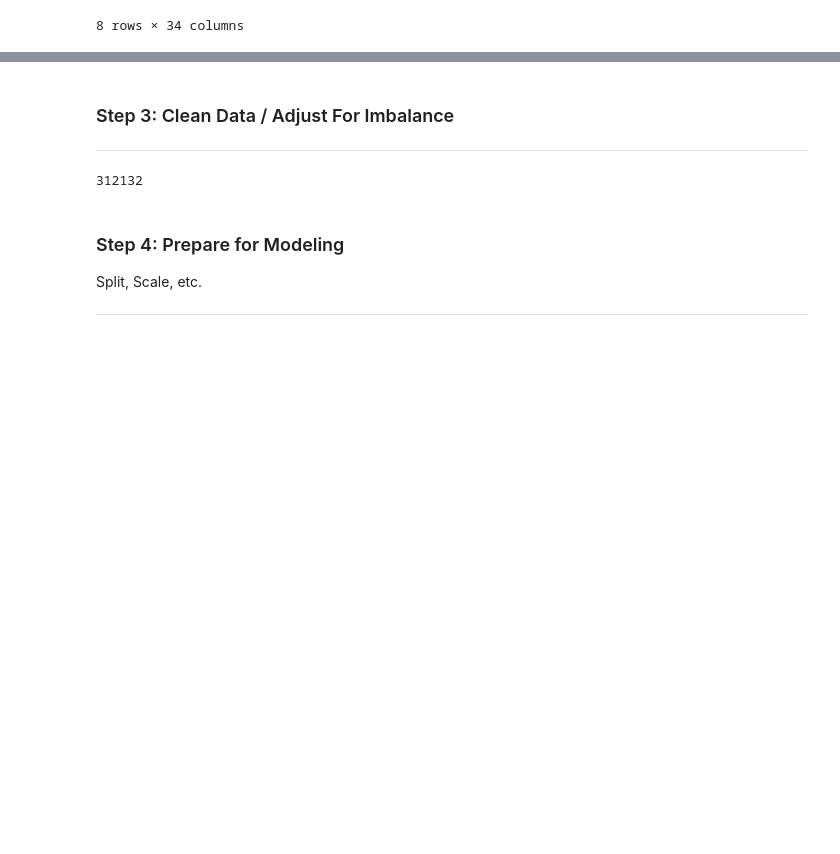
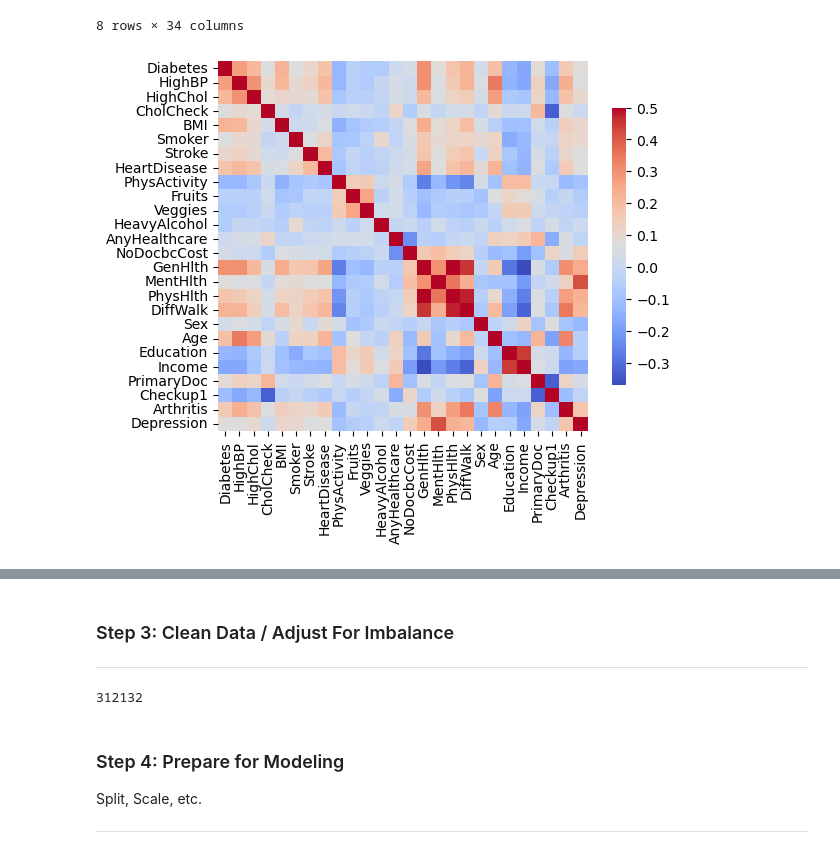
Before and after one commit to mdipinto1/m.c-squared-2, a Jupyter notebook: Planning_notebook.ipynb, the cells around one changed output, grey strips where cells are left out. Cells and saved outputs as stored; diff of their text form; code cells hidden in the pictures; blank space fills up the shorter version.

Commit message:
gridsearch and some visualizations

```diff
--- a/Planning_notebook.ipynb
+++ b/Planning_notebook.ipynb
@@ -58,3 +58,11 @@ diabetes_df.describe()
 | 75% | 0.000000 | 1.000000 | 1.000000 | 1.000000 | 31.000000 | 1.000000 | 0.000000 | 0.000000 | ... |
 | max | 2.000000 | 1.000000 | 1.000000 | 1.000000 | 98.000000 | 1.000000 | 1.000000 | 1.000000 | ... |
 8 rows × 34 columns
+# %%
+#make a correlation matrix of the diabetes_df
+corr = diabetes_df.drop(columns=[column for column in diabetes_df.columns if column.startswith('Race')]).rename(columns={"HeartDiseaseorAttack":"HeartDisease","HvyAlcoholConsump":"HeavyAlcohol",'Diabetes_012':'Diabetes'}).corr()
+
+#make it in seaborne
+figure = sns.heatmap(corr, annot=False, cmap='coolwarm', square=True, cbar_kws={'shrink': .75}, yticklabels=True,vmax=0.5,)
+# %% [output]
+[figure, added]
```
Also changed, not shown: parts of 10 cells of this notebook, 1 other file.
